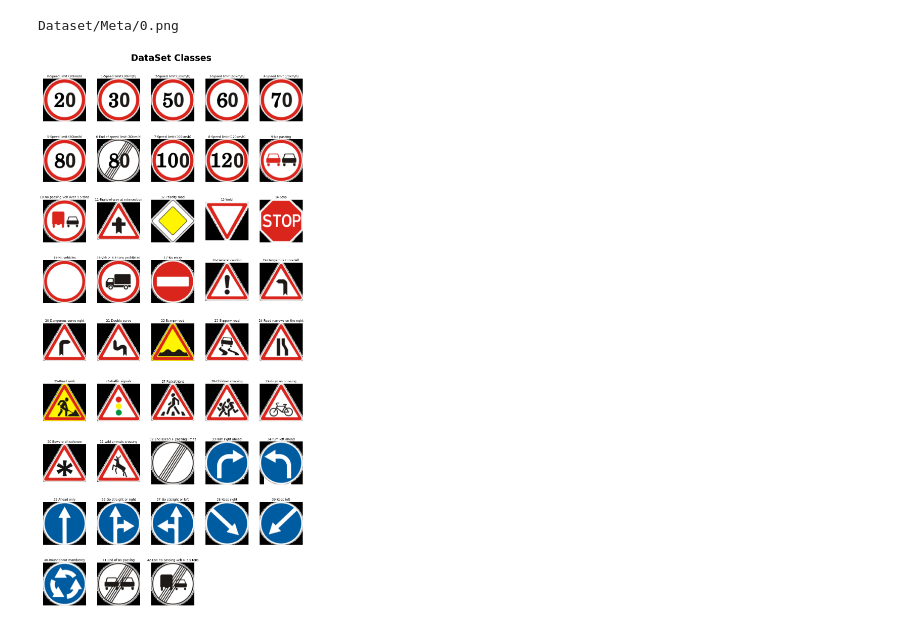
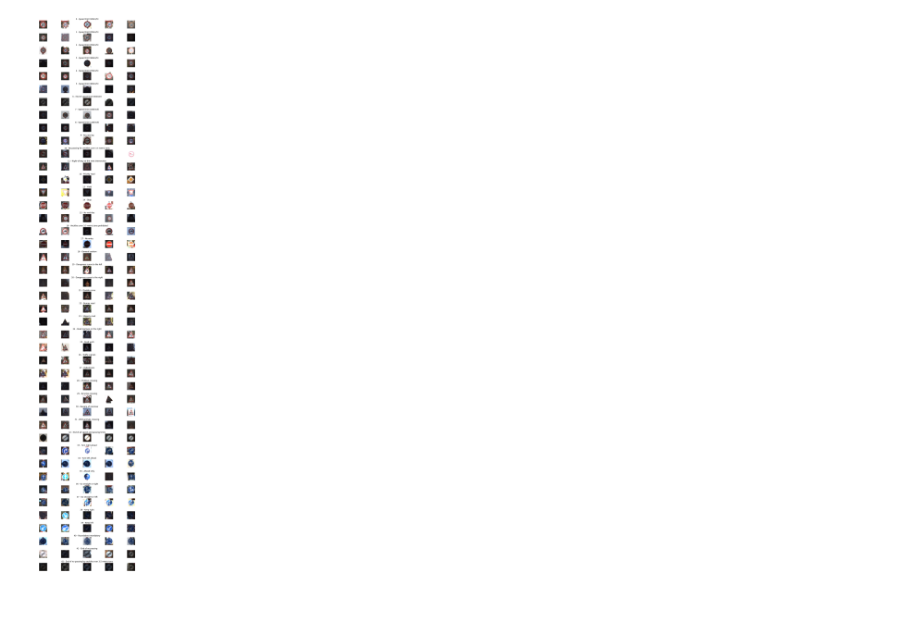
Before and after one commit to TheBlackCat22/Road-Sign-Detection-and-Classification, a Jupyter notebook: main.ipynb, the cells around one changed output. Cells and saved outputs as stored; diff of their text form; code cells hidden in the pictures; blank space fills up the shorter version.

```diff
--- a/main.ipynb
+++ b/main.ipynb
@@ -27,4 +13,0 @@ meta=meta.sort_values("ClassId")
-# %%
-print(meta["Path"].iloc[0])
-# %% [output]
-Dataset/Meta/0.png
@@ -34,20 +13,0 @@ classes=f.read().split("\n")
-# %%
-fig,axes=plt.subplots(nrows=9,ncols=5,figsize=(15,30))
-fig.tight_layout()
-fig.suptitle("DataSet Classes",y=1.03,fontweight="bold",fontsize=35)
-
-id=0
-for i in range(9):
-    for j in range(5):
-        if id<=42:
-            path=meta["Path"].iloc[id]
-            img=cv2.imread(path)
-            img = cv2.cvtColor(img, cv2.COLOR_BGR2RGB)
-            axes[i][j].imshow(img)
-            axes[i][j].set_title(f"{id}-{classes[id]}")
-        axes[i][j].axis("off")
-        id=id+1
-
-plt.show()
-# %% [output]
-[figure, removed]
@@ -54 +25,20 @@ plt.show()
+# %%
+data = pd.read_csv('dataset/signnames.csv')
+
+num_of_samples=[]
+
+fig, axes = plt.subplots(nrows=43, ncols=5, figsize=(10,50))
+fig.tight_layout()
+
+for i in range(5):
+  for j, row in data.iterrows():
+    x_selected = X_train[y_train == j]
+    axes[j][i].imshow(x_selected[random.randint(0,(len(x_selected) - 1)), :, :], cmap=plt.get_cmap('gray'))
+    axes[j][i].axis("off")
+    if i == 2:
+      axes[j][i].set_title(str(j) + " - " + row["SignName"])
+      num_of_samples.append(len(x_selected))
+plt.show()
+# %% [output]
+[figure, added]
 # %%
```
Also changed, not shown: parts of 19 cells of this notebook.
